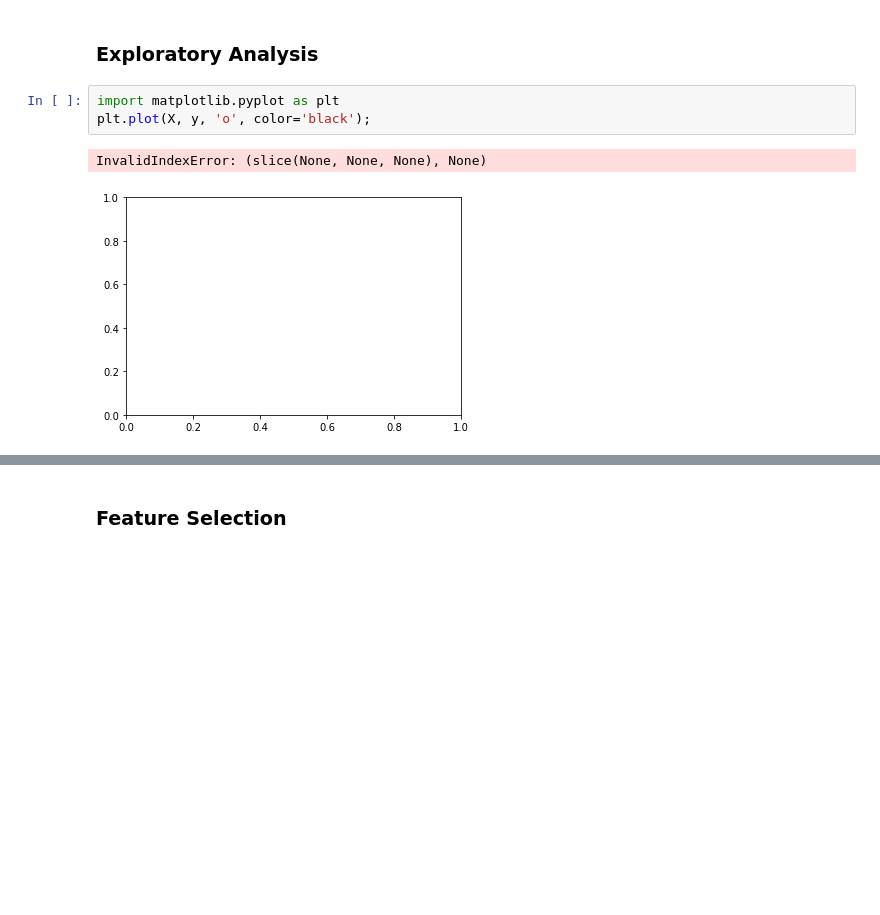
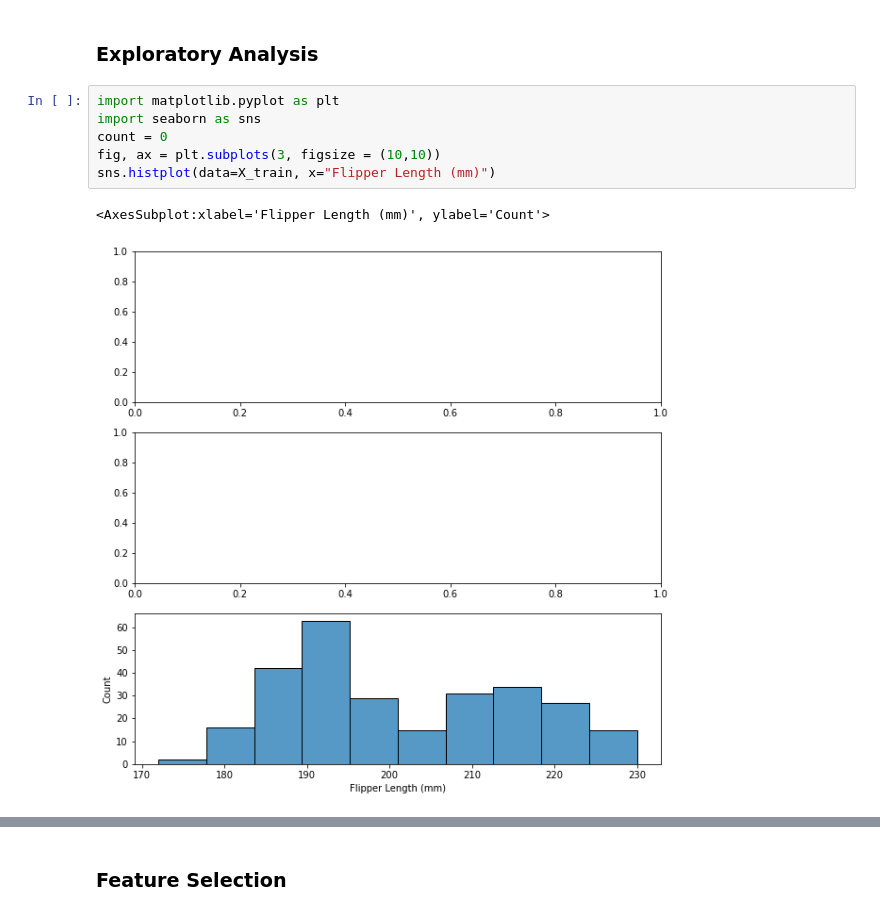
Before and after one commit to ryankkien/penguinsproject, a Jupyter notebook: penguinsproject.ipynb, the cells around one changed output, grey strips where cells are left out. Saved outputs shown, nothing was run; the diff lists cells and outputs as text; blank space fills up the shorter version.

```diff
--- a/penguinsproject.ipynb
+++ b/penguinsproject.ipynb
@@ -49,9 +49,12 @@ y_test.dropna()
 Name: Species, Length: 69, dtype: object
 # %% [markdown]
 ### Exploratory Analysis
-# %%
-import matplotlib.pyplot as plt
-plt.plot(X, y, 'o', color='black');
-# %% [output]
-InvalidIndexError: (slice(None, None, None), None)
-[figure, removed]
+# %%
+import matplotlib.pyplot as plt
+import seaborn as sns
+count = 0
+fig, ax = plt.subplots(3, figsize = (10,10))
+sns.histplot(data=X_train, x="Flipper Length (mm)")
+# %% [output]
+<AxesSubplot:xlabel='Flipper Length (mm)', ylabel='Count'>
+[figure, added]
```
Also changed, not shown: parts of 2 cells of this notebook.
